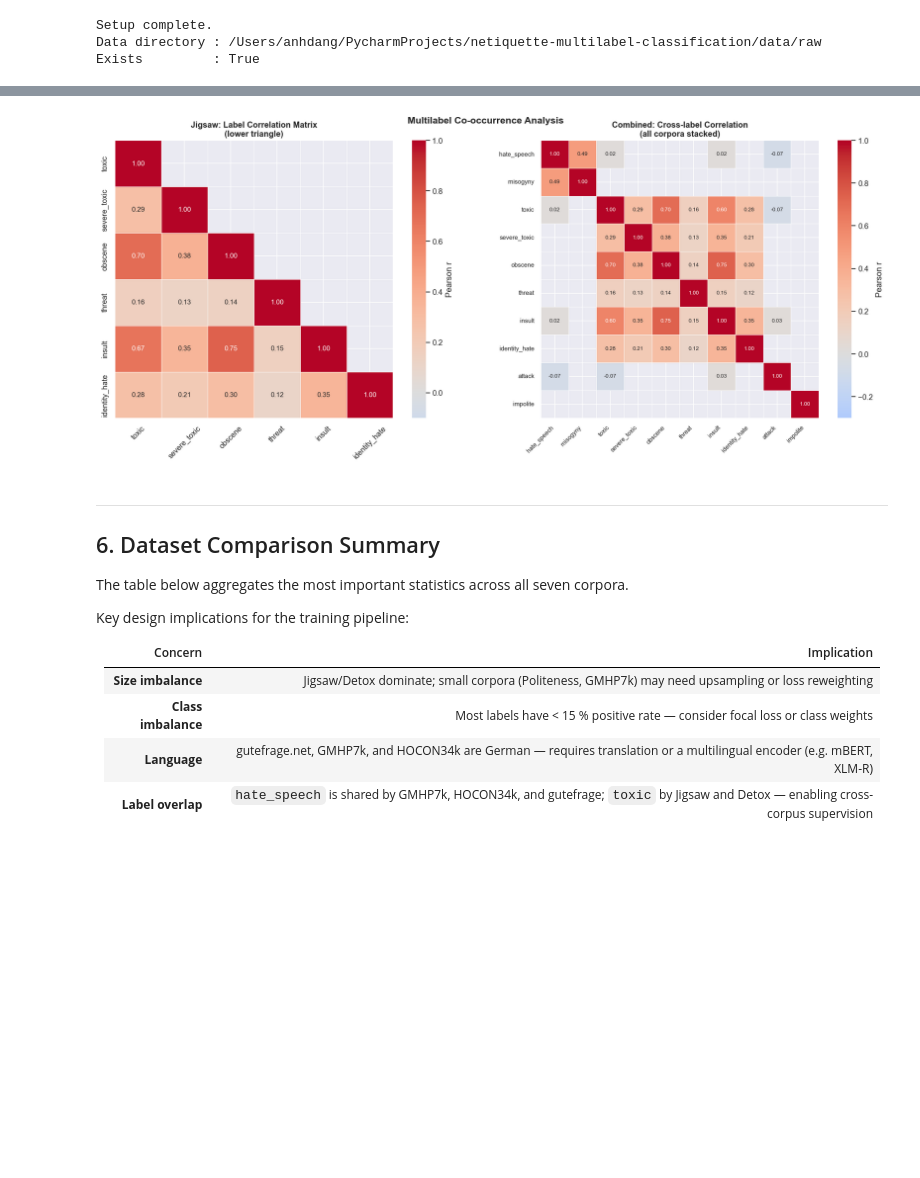
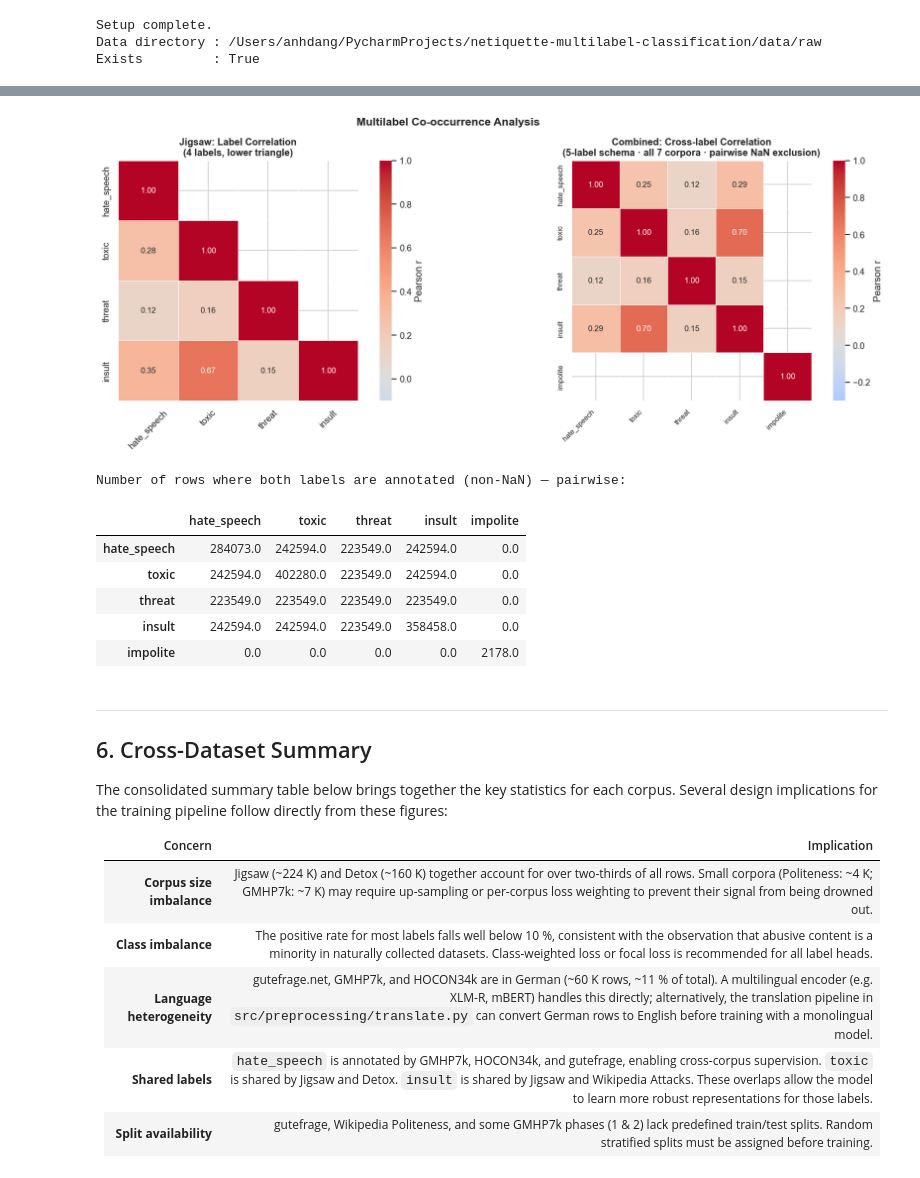
Before and after one commit to dvhanh-code/netiquette-multilabel-classification, a Jupyter notebook: notebooks/01_eda.ipynb, the cells around one changed output, grey strips where cells are left out. Cells and saved outputs as stored; diff of their text form; code cells hidden in the pictures; blank space fills up the shorter version.

```diff
--- a/notebooks/01_eda.ipynb
+++ b/notebooks/01_eda.ipynb
@@ -165,7 +203,7 @@ for name, df in datasets.items():
     print(SEP)
     print(f'  {name}')
     print(SEP)
-    print(f'  Shape      : {df.shape[0]:,} rows x {df.shape[1]} columns')
+    print(f'  Shape      : {df.shape[0]:,} rows × {df.shape[1]} columns')
     print(f'  Language   : {df["language"].unique().tolist()}')
     print(f'  Labels     : {labels}')
 
@@ -173,6 +211,7 @@ for name, df in datasets.items():
     split_str = ', '.join(f'{k}={v:,}' for k, v in split_counts.items())
     print(f'  Splits     : {split_str}')
 
+    # Show only the columns this corpus actually annotates
     cols = ['text', 'source', 'language', 'split'] + labels
     print()
     print('  dtypes:')
@@ -180,7 +219,7 @@ for name, df in datasets.items():
 
     print('  Sample rows (text truncated to 80 chars):')
     sample = df[cols].head(3).copy()
-    sample['text'] = sample['text'].str[:80] + '...'
+    sample['text'] = sample['text'].str[:80] + '…'
     display(sample)
     print()
 # %% [output]
@@ -320,6 +385,6 @@ content is benign.
 # %%
-n = len(datasets)
-fig, axes = plt.subplots(1, n, figsize=(4 * n, 5))
+n_corpora = len(datasets)
+fig, axes = plt.subplots(1, n_corpora, figsize=(4 * n_corpora, 5))
 
 for ax, (name, df), color in zip(axes, datasets.items(), COLORS):
     labels = CORPUS_LABELS[SOURCE_KEY[name]]
@@ -339,7 +404,7 @@ for ax, (name, df), color in zip(axes, datasets.items(), COLORS):
     )
     ax.legend(fontsize=7)
 
-plt.suptitle('Label Distribution per Dataset  (positive vs negative counts)',
+plt.suptitle('Label Distribution per Corpus  (positive vs. negative counts)',
              fontsize=13, fontweight='bold')
 plt.tight_layout()
 plt.savefig(FIGURES_DIR / '02_label_distribution.png', bbox_inches='tight')
@@ -352,19 +417,19 @@ for name, df in datasets.items():
     for lbl in CORPUS_LABELS[SOURCE_KEY[name]]:
         total    = int(df[lbl].notna().sum())
         pos_rate = (df[lbl] == 1.0).sum() / total * 100 if total > 0 else 0.0
-        rate_rows.append({'dataset': SHORT[name], 'label': lbl, 'pos_%': round(float(pos_rate), 2)})
+        rate_rows.append({'corpus': SHORT[name], 'label': lbl, 'pos_%': round(float(pos_rate), 2)})
 
 rate_df = pd.DataFrame(rate_rows)
-pivot   = rate_df.pivot(index='label', columns='dataset', values='pos_%').fillna(0)
+pivot   = rate_df.pivot(index='label', columns='corpus', values='pos_%').fillna(0)
 
 fig, ax = plt.subplots(figsize=(12, 5))
 pivot.plot.bar(ax=ax, rot=35, width=0.7, color=COLORS[:len(pivot.columns)])
 
 ax.axhline(y=10, color='red', linestyle='--', linewidth=1.2, alpha=0.7, label='10 % threshold')
-ax.set_title('Positive Rate (%) per Label and Dataset', fontweight='bold')
+ax.set_title('Positive Rate (%) per Label and Corpus', fontweight='bold')
 ax.set_ylabel('Positive Rate (%)')
 ax.set_xlabel('')
-ax.legend(title='Dataset', bbox_to_anchor=(1.01, 1), loc='upper left', fontsize=9)
+ax.legend(title='Corpus', bbox_to_anchor=(1.01, 1), loc='upper left', fontsize=9)
 plt.tight_layout()
 plt.savefig(FIGURES_DIR / '03_positive_rates.png', bbox_inches='tight')
 plt.show()
@@ -490,60 +563,81 @@ Two views are shown:
 # %%
-fig, axes = plt.subplots(1, 2, figsize=(17, 7))
+fig, axes = plt.subplots(1, 2, figsize=(16, 6))
 
-# ── Jigsaw label correlation ──────────────────────────────────────────────────
-jigsaw_labels = CORPUS_LABELS['jigsaw']
+# ── Jigsaw label correlation (4 labels: hate_speech, toxic, threat, insult) ──
+jigsaw_labels = CORPUS_LABELS['jigsaw']   # sourced from schema — always current
 jigsaw_data   = datasets['Jigsaw Toxic Comments'][jigsaw_labels].dropna()
 jigsaw_corr   = jigsaw_data.corr()
 
 mask_upper = np.triu(np.ones_like(jigsaw_corr, dtype=bool), k=1)
 sns.heatmap(
     jigsaw_corr, ax=axes[0],
     mask=mask_upper,
     annot=True, fmt='.2f',
     cmap='coolwarm', center=0, vmin=-0.1, vmax=1.0,
     linewidths=0.5, square=True,
     annot_kws={'size': 10},
     cbar_kws={'label': 'Pearson r'},
 )
-axes[0].set_title('Jigsaw: Label Correlation Matrix\n(lower triangle)', fontweight='bold')
+axes[0].set_title(
+    f'Jigsaw: Label Correlation\n({len(jigsaw_labels)} labels, lower triangle)',
+    fontweight='bold'
+)
 axes[0].tick_params(axis='x', rotation=45)
 
-# ── Combined cross-dataset label correlation ──────────────────────────────────
+# ── Combined cross-label correlation (5-label schema, all 7 corpora) ──────────
 all_data      = pd.concat([df[ALL_LABELS] for df in datasets.values()], ignore_index=True)
 combined_corr = all_data.corr()
 
 sns.heatmap(
     combined_corr, ax=axes[1],
     annot=True, fmt='.2f',
     cmap='coolwarm', center=0, vmin=-0.3, vmax=1.0,
     linewidths=0.5, square=True,
-    annot_kws={'size': 8},
+    annot_kws={'size': 10},
     cbar_kws={'label': 'Pearson r'},
 )
-axes[1].set_title('Combined: Cross-label Correlation\n(all corpora stacked)', fontweight='bold')
+axes[1].set_title(
+    'Combined: Cross-label Correlation\n(5-label schema · all 7 corpora · pairwise NaN exclusion)',
+    fontweight='bold'
+)
 axes[1].set_xticklabels(axes[1].get_xticklabels(), rotation=45, ha='right', fontsize=9)
 axes[1].set_yticklabels(axes[1].get_yticklabels(), fontsize=9)
 
 plt.suptitle('Multilabel Co-occurrence Analysis', fontsize=14, fontweight='bold')
 plt.tight_layout()
 plt.savefig(FIGURES_DIR / '05_cooccurrence.png', bbox_inches='tight')
 plt.show()
+
+# ── Pairwise annotated-row overlap ────────────────────────────────────────────
+print('Number of rows where both labels are annotated (non-NaN) — pairwise:')
+overlap = pd.DataFrame(index=ALL_LABELS, columns=ALL_LABELS, dtype=int)
+for l1 in ALL_LABELS:
+    for l2 in ALL_LABELS:
+        overlap.loc[l1, l2] = int(all_data[[l1, l2]].notna().all(axis=1).sum())
+display(overlap)
 # %% [output]
-[figure, old version]
+[figure, new version]
+Number of rows where both labels are annotated (non-NaN) — pairwise:
+|  | hate_speech | toxic | threat | insult | impolite |
+| hate_speech | 284073.0 | 242594.0 | 223549.0 | 242594.0 | 0.0 |
+| toxic | 242594.0 | 402280.0 | 223549.0 | 242594.0 | 0.0 |
+| threat | 223549.0 | 223549.0 | 223549.0 | 223549.0 | 0.0 |
+| insult | 242594.0 | 242594.0 | 223549.0 | 358458.0 | 0.0 |
+| impolite | 0.0 | 0.0 | 0.0 | 0.0 | 2178.0 |
 # %% [markdown]
 ---
-## 6. Dataset Comparison Summary
+## 6. Cross-Dataset Summary
 
-The table below aggregates the most important statistics across all seven corpora.
-
-Key design implications for the training pipeline:
+The consolidated summary table below brings together the key statistics for each corpus.
+Several design implications for the training pipeline follow directly from these figures:
 
 | Concern | Implication |
 |---|---|
-| **Size imbalance** | Jigsaw/Detox dominate; small corpora (Politeness, GMHP7k) may need upsampling or loss reweighting |
-| **Class imbalance** | Most labels have < 15 % positive rate — consider focal loss or class weights |
-| **Language** | gutefrage.net, GMHP7k, and HOCON34k are German — requires translation or a multilingual encoder (e.g. mBERT, XLM-R) |
-| **Label overlap** | `hate_speech` is shared by GMHP7k, HOCON34k, and gutefrage; `toxic` by Jigsaw and Detox — enabling cross-corpus supervision |
+| **Corpus size imbalance** | Jigsaw (~224 K) and Detox (~160 K) together account for over two-thirds of all rows. Small corpora (Politeness: ~4 K; GMHP7k: ~7 K) may require up-sampling or per-corpus loss weighting to prevent their signal from being drowned out. |
+| **Class imbalance** | The positive rate for most labels falls well below 10 %, consistent with the observation that abusive content is a minority in naturally collected datasets. Class-weighted loss or focal loss is recommended for all label heads. |
+| **Language heterogeneity** | gutefrage.net, GMHP7k, and HOCON34k are in German (~60 K rows, ~11 % of total). A multilingual encoder (e.g. XLM-R, mBERT) handles this directly; alternatively, the translation pipeline in `src/preprocessing/translate.py` can convert German rows to English before training with a monolingual model. |
+| **Shared labels** | `hate_speech` is annotated by GMHP7k, HOCON34k, and gutefrage, enabling cross-corpus supervision. `toxic` is shared by Jigsaw and Detox. `insult` is shared by Jigsaw and Wikipedia Attacks. These overlaps allow the model to learn more robust representations for those labels. |
+| **Split availability** | gutefrage, Wikipedia Politeness, and some GMHP7k phases (1 & 2) lack predefined train/test splits. Random stratified splits must be assigned before training. |
 # %%
 rows = []
 for name, df in datasets.items():
```
Also changed, not shown: parts of 14 cells of this notebook, 5 other files.
